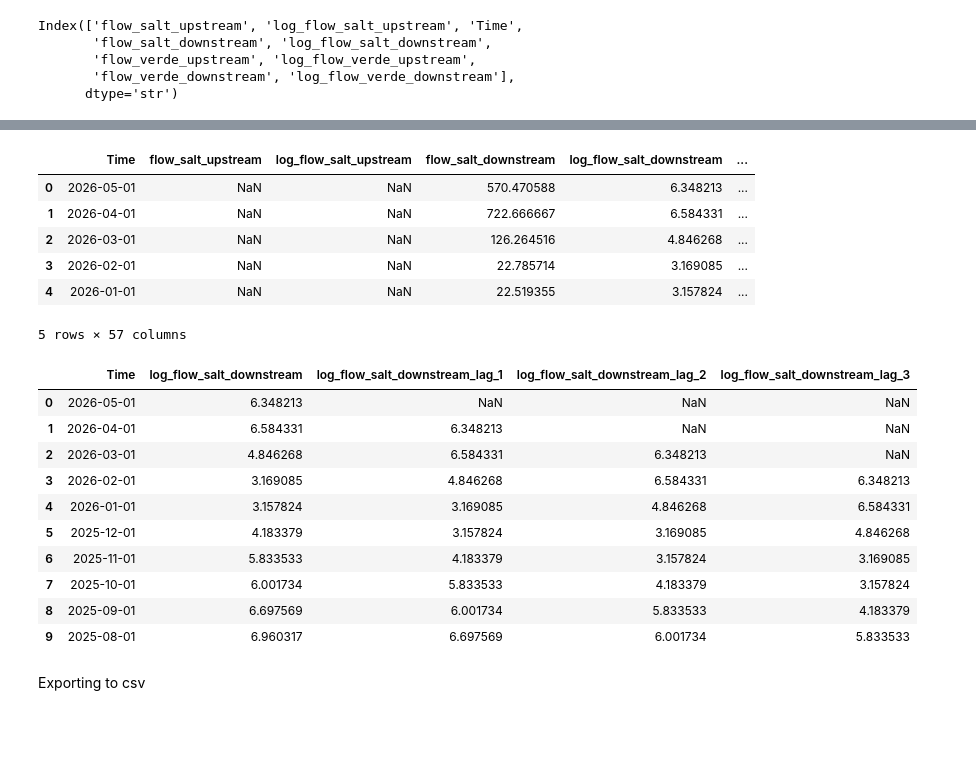
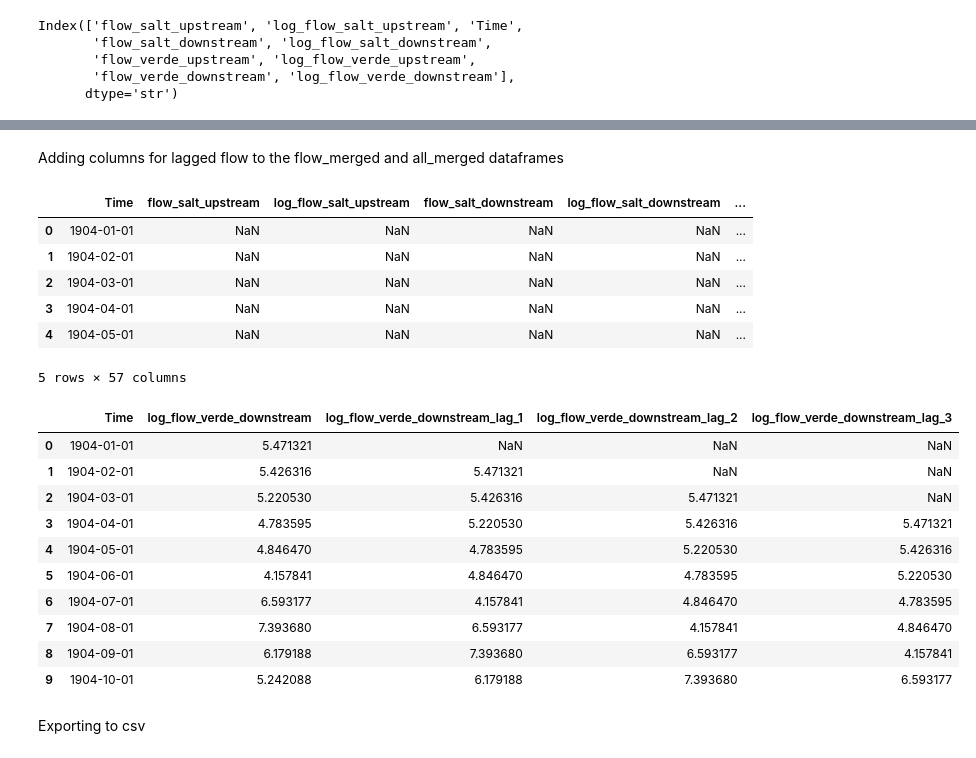
Before and after one commit to Erdos-Projects/summer26-water-use-sustainability, a Jupyter notebook: Code/01_Data_Cleaning.ipynb, the cells around one changed output, grey strips where cells are left out. Drawn from its saved outputs; the diff is of its cells as text; code cells hidden in the pictures; blank space fills up the shorter version.

Commit message:
Sorted data from oldest to newest, added single file with all data + lags

```diff
--- a/Code/01_Data_Cleaning.ipynb
+++ b/Code/01_Data_Cleaning.ipynb
@@ -242,0 +247,14 @@ datetime64[us]
+# %%
+#finding the earliest date for which river flow data is available
+first_dates_flow = [monthly_salt_inflow.Time.min(),
+                   monthly_salt_outflow.Time.min(),
+                   monthly_verde_inflow.Time.min(),
+                   monthly_verde_outflow.Time.min()]
+earliest_data_date = min([datetime.strptime(date, "%Y-%m-%d").date() for date in first_date_flow])
+earliest_data_date = pd.Timestamp(earliest_data_date)
+print(earliest_data_date)
+
+#filtering climate data based on earliest data date
+climate_maricopa = climate_maricopa[climate_maricopa.Time>=earliest_data_date]
+climate_watershed = climate_watershed[climate_watershed.Time>=earliest_data_date]
+climate_watershed.head()
@@ -593,7 +619,7 @@ all_merged = reduce(
 )
 
 #Sorting chronologically from past to present
-all_merged = all_merged.sort_values("Time", ascending=False).reset_index(drop=True)
+all_merged = all_merged.sort_values("Time").reset_index(drop=True)
 all_merged.head()
 # %% [output]
 |  | flow_salt_upstream | log_flow_salt_upstream | Time | flow_salt_downstream | log_flow_salt_downstream | ... |
@@ -646,18 +683,25 @@ Index(['flow_salt_upstream', 'log_flow_salt_upstream', 'Time',
+# %% [markdown]
+Adding columns for lagged flow to the flow_merged and all_merged dataframes
 # %%
 # Specifying target feature columns for which lages will be calculated
 river_cols = ['log_flow_salt_downstream', 'log_flow_salt_upstream', 'log_flow_verde_downstream', 'log_flow_verde_upstream']
 
 #Converting Time column to datetime format
 flow_merged['Time'] = pd.to_datetime(flow_merged['Time'])
-flow_merged = flow_merged.sort_values('Time', ascending=False).reset_index(drop=True)
+flow_merged = flow_merged.sort_values('Time').reset_index(drop=True)
+all_merged['Time'] = pd.to_datetime(all_merged['Time'])
+all_merged = all_merged.sort_values('Time').reset_index(drop=True)
 
 #Generating the lag permutations from 1 to 12 months
 for col in river_cols:
     for lag in range(1, 13):
+        #adding lagged flow columns
         flow_merged[f'{col}_lag_{lag}'] = flow_merged[col].shift(lag)
+        all_merged[f'{col}_lag_{lag}'] = all_merged[col].shift(lag)
 
-# Restore string date formatting
+#Restoring string date formatting
 flow_merged['Time'] = flow_merged['Time'].dt.strftime('%Y-%m-%d')
+all_merged['Time'] = all_merged['Time'].dt.strftime('%Y-%m-%d')
 # %%
 #rearranging columns so that time is the first column
 time = flow_merged.pop("Time")
@@ -665,30 +709,31 @@ flow_merged.insert(0, "Time", time)
 flow_merged.head()
 # %% [output]
 |  | Time | flow_salt_upstream | log_flow_salt_upstream | flow_salt_downstream | log_flow_salt_downstream | ... |
-| 0 | 2026-05-01 | NaN | NaN | 570.470588 | 6.348213 | ... |
-| 1 | 2026-04-01 | NaN | NaN | 722.666667 | 6.584331 | ... |
-| 2 | 2026-03-01 | NaN | NaN | 126.264516 | 4.846268 | ... |
-| 3 | 2026-02-01 | NaN | NaN | 22.785714 | 3.169085 | ... |
-| 4 | 2026-01-01 | NaN | NaN | 22.519355 | 3.157824 | ... |
+| 0 | 1904-01-01 | NaN | NaN | NaN | NaN | ... |
+| 1 | 1904-02-01 | NaN | NaN | NaN | NaN | ... |
+| 2 | 1904-03-01 | NaN | NaN | NaN | NaN | ... |
+| 3 | 1904-04-01 | NaN | NaN | NaN | NaN | ... |
+| 4 | 1904-05-01 | NaN | NaN | NaN | NaN | ... |
 5 rows × 57 columns
 # %%
+#looking at some of the lags
 flow_merged[['Time',
-            'log_flow_salt_downstream',
-             'log_flow_salt_downstream_lag_1',
-             'log_flow_salt_downstream_lag_2',
-             'log_flow_salt_downstream_lag_3']].head(10)
+            'log_flow_verde_downstream',
+             'log_flow_verde_downstream_lag_1',
+             'log_flow_verde_downstream_lag_2',
+             'log_flow_verde_downstream_lag_3']].head(10)
 # %% [output]
-|  | Time | log_flow_salt_downstream | log_flow_salt_downstream_lag_1 | log_flow_salt_downstream_lag_2 | log_flow_salt_downstream_lag_3 |
-| 0 | 2026-05-01 | 6.348213 | NaN | NaN | NaN |
-| 1 | 2026-04-01 | 6.584331 | 6.348213 | NaN | NaN |
-| 2 | 2026-03-01 | 4.846268 | 6.584331 | 6.348213 | NaN |
-| 3 | 2026-02-01 | 3.169085 | 4.846268 | 6.584331 | 6.348213 |
-| 4 | 2026-01-01 | 3.157824 | 3.169085 | 4.846268 | 6.584331 |
-| 5 | 2025-12-01 | 4.183379 | 3.157824 | 3.169085 | 4.846268 |
-| 6 | 2025-11-01 | 5.833533 | 4.183379 | 3.157824 | 3.169085 |
-| 7 | 2025-10-01 | 6.001734 | 5.833533 | 4.183379 | 3.157824 |
-| 8 | 2025-09-01 | 6.697569 | 6.001734 | 5.833533 | 4.183379 |
-| 9 | 2025-08-01 | 6.960317 | 6.697569 | 6.001734 | 5.833533 |
+|  | Time | log_flow_verde_downstream | log_flow_verde_downstream_lag_1 | log_flow_verde_downstream_lag_2 | log_flow_verde_downstream_lag_3 |
+| 0 | 1904-01-01 | 5.471321 | NaN | NaN | NaN |
+| 1 | 1904-02-01 | 5.426316 | 5.471321 | NaN | NaN |
+| 2 | 1904-03-01 | 5.220530 | 5.426316 | 5.471321 | NaN |
+| 3 | 1904-04-01 | 4.783595 | 5.220530 | 5.426316 | 5.471321 |
+| 4 | 1904-05-01 | 4.846470 | 4.783595 | 5.220530 | 5.426316 |
+| 5 | 1904-06-01 | 4.157841 | 4.846470 | 4.783595 | 5.220530 |
+| 6 | 1904-07-01 | 6.593177 | 4.157841 | 4.846470 | 4.783595 |
+| 7 | 1904-08-01 | 7.393680 | 6.593177 | 4.157841 | 4.846470 |
+| 8 | 1904-09-01 | 6.179188 | 7.393680 | 6.593177 | 4.157841 |
+| 9 | 1904-10-01 | 5.242088 | 6.179188 | 7.393680 | 6.593177 |
 # %% [markdown]
 Exporting to csv
 # %%
```
Also changed, not shown: parts of 11 cells of this notebook, 3 other files.
